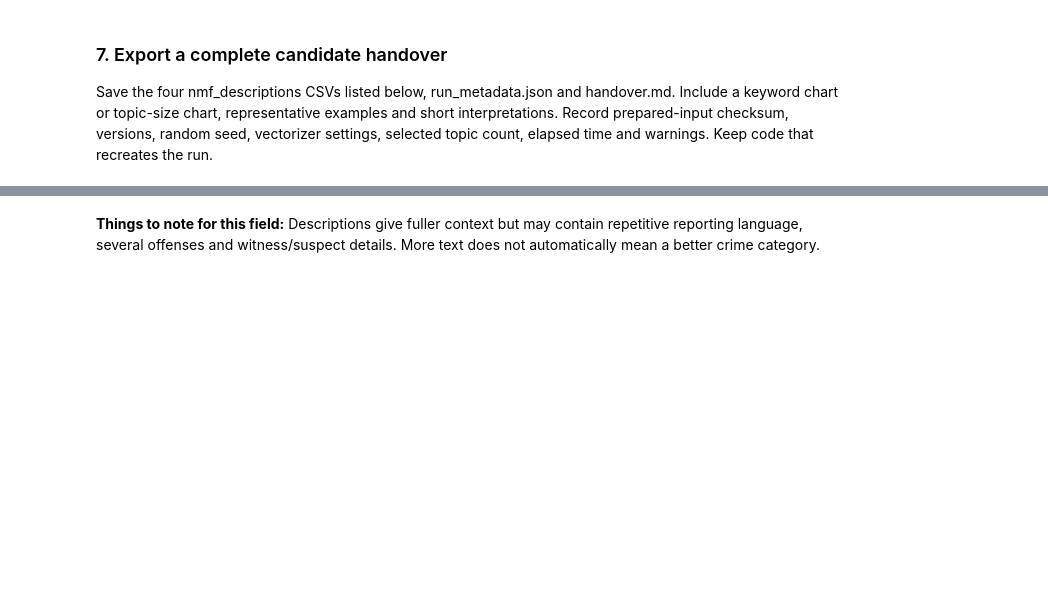
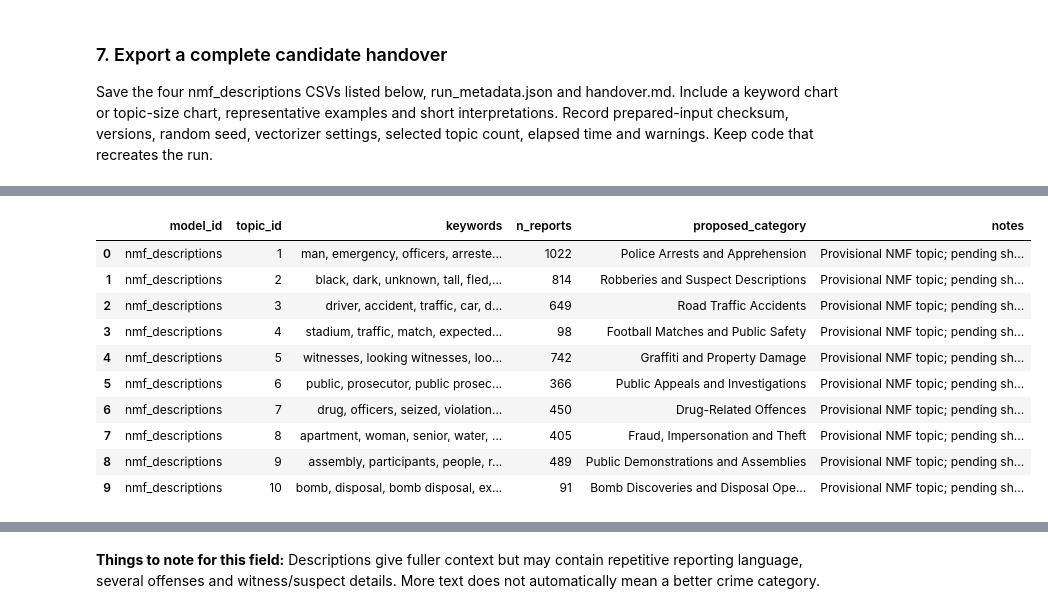
Before and after one commit to mshongwe775/bremen-crime-data-analytics, a Jupyter notebook: team_notebooks/03_description_topic_modeling.ipynb, the cells around one changed output, grey strips where cells are left out. Cells and saved outputs as stored; diff of their text form; code cells hidden in the pictures; blank space fills up the shorter version.

```diff
--- a/team_notebooks/03_description_topic_modeling.ipynb
+++ b/team_notebooks/03_description_topic_modeling.ipynb
@@ -134,0 +1010,6 @@ Coordinate with Member 6 on the same independent review set for all models. Exam
+# %%
+
+# Display the assigned names of all 10 NMF topics
+
+for topic_id, label in sorted(topic_labels.items()):
+    print(f"Topic {topic_id}: {label}")
@@ -134,0 +1367,14 @@ Coordinate with Member 6 on the same independent review set for all models. Exam
+# %%
+
+# Display full descriptions for manual evaluation
+
+pd.set_option("display.max_colwidth", None)
+
+for _, row in topic_9_sample.iterrows():
+    print("=" * 70)
+    print("Report ID:", row["report_id"])
+    print("Assigned Topic:", row["topic_label"])
+    print("Title:", row["title_en"])
+    print("Description:")
+    print(row["description_en"])
+    print()
@@ -142,0 +1543,51 @@ Save the four nmf_descriptions CSVs listed below, run_metadata.json and handover
+# %%
+
+# Section 7: Export NMF topic definitions
+
+import pandas as pd
+
+# Extract the keywords for each NMF topic
+feature_names = vectorizer_clean.get_feature_names_out()
+
+topic_rows = []
+
+for topic_index, topic_weights in enumerate(nmf_model.components_):
+
+    topic_id = topic_index + 1
+
+    # Select the 10 most important keywords
+    top_indices = topic_weights.argsort()[-10:][::-1]
+    keywords = ", ".join(feature_names[top_indices])
+
+    # Count reports assigned to this topic
+    n_reports = (
+        assignments_df["topic_id"] == topic_id
+    ).sum()
+
+    topic_rows.append({
+        "model_id": "nmf_descriptions",
+        "topic_id": topic_id,
+        "keywords": keywords,
+        "n_reports": int(n_reports),
+        "proposed_category": topic_labels[topic_id],
+        "notes": "Provisional NMF topic; pending shared validation."
+    })
+
+topics_export = pd.DataFrame(topic_rows)
+
+# Save in the correct output folder
+topics_path = output_dir / "nmf_descriptions_topics.csv"
+
+topics_export.to_csv(
+    topics_path,
+    index=False,
+    encoding="utf-8"
+)
+
+# Verify the export
+print("Saved to:", topics_path.resolve())
+print("Number of topics:", len(topics_export))
+print("Total assigned reports:", topics_export["n_reports"].sum())
+
+display(topics_export)
+# %% [output]
@@ -142,0 +1597,11 @@ Save the four nmf_descriptions CSVs listed below, run_metadata.json and handover
+|  | model_id | topic_id | keywords | n_reports | proposed_category | notes |
+| 0 | nmf_descriptions | 1 | man, emergency, officers, arreste... | 1022 | Police Arrests and Apprehension | Provisional NMF topic; pending sh... |
+| 1 | nmf_descriptions | 2 | black, dark, unknown, tall, fled,... | 814 | Robberies and Suspect Descriptions | Provisional NMF topic; pending sh... |
+| 2 | nmf_descriptions | 3 | driver, accident, traffic, car, d... | 649 | Road Traffic Accidents | Provisional NMF topic; pending sh... |
+| 3 | nmf_descriptions | 4 | stadium, traffic, match, expected... | 98 | Football Matches and Public Safety | Provisional NMF topic; pending sh... |
+| 4 | nmf_descriptions | 5 | witnesses, looking witnesses, loo... | 742 | Graffiti and Property Damage | Provisional NMF topic; pending sh... |
+| 5 | nmf_descriptions | 6 | public, prosecutor, public prosec... | 366 | Public Appeals and Investigations | Provisional NMF topic; pending sh... |
+| 6 | nmf_descriptions | 7 | drug, officers, seized, violation... | 450 | Drug-Related Offences | Provisional NMF topic; pending sh... |
+| 7 | nmf_descriptions | 8 | apartment, woman, senior, water, ... | 405 | Fraud, Impersonation and Theft | Provisional NMF topic; pending sh... |
+| 8 | nmf_descriptions | 9 | assembly, participants, people, r... | 489 | Public Demonstrations and Assemblies | Provisional NMF topic; pending sh... |
+| 9 | nmf_descriptions | 10 | bomb, disposal, bomb disposal, ex... | 91 | Bomb Discoveries and Disposal Ope... | Provisional NMF topic; pending sh... |
```
Also changed, not shown: parts of 81 cells of this notebook, 7 other files.
